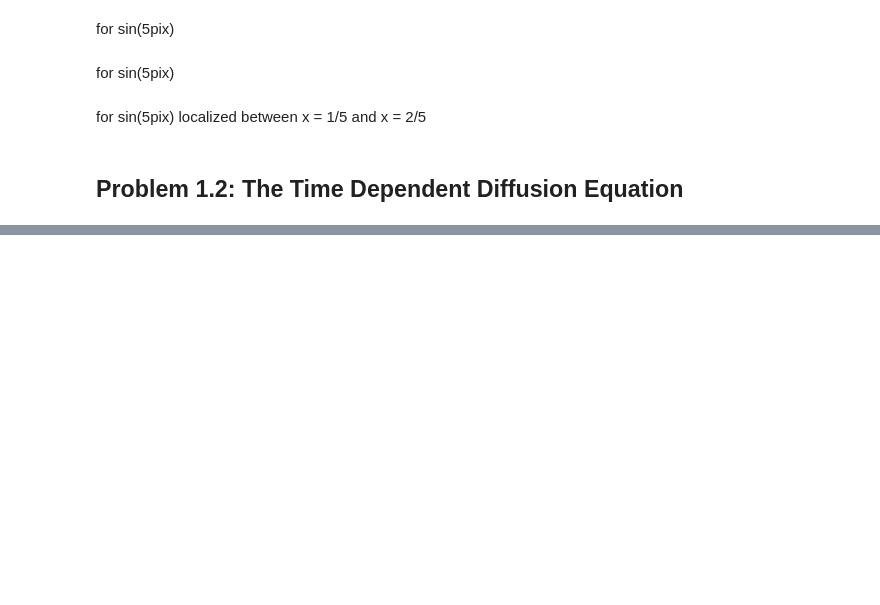
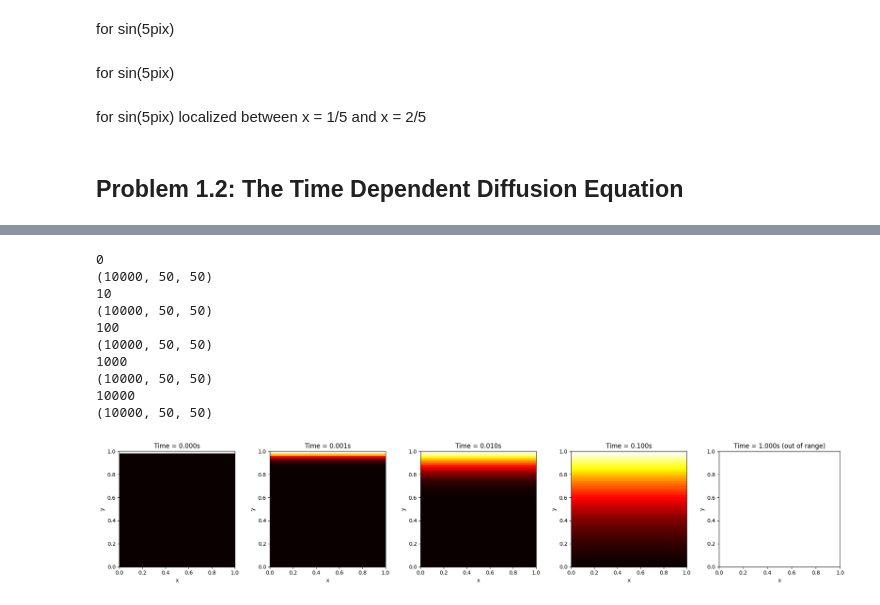
Before and after one commit to shaniasinha/scientific-computing-group-1, a Jupyter notebook: set1.ipynb, the cells around one changed output, grey strips where cells are left out. Drawn from its saved outputs; the diff is of its cells as text; code cells hidden in the pictures; blank space fills up the shorter version.

```diff
--- a/set1.ipynb
+++ b/set1.ipynb
@@ -46,0 +74,14 @@ string.plot_dynamic_simulation()
+# %%
+simulation.create_subplot_log_time()
+# %% [output]
+0
+(10000, 50, 50)
+10
+(10000, 50, 50)
+100
+(10000, 50, 50)
+1000
+(10000, 50, 50)
+10000
+(10000, 50, 50)
+[figure, added]
```
Also changed, not shown: parts of 8 cells of this notebook, 18 other files.
